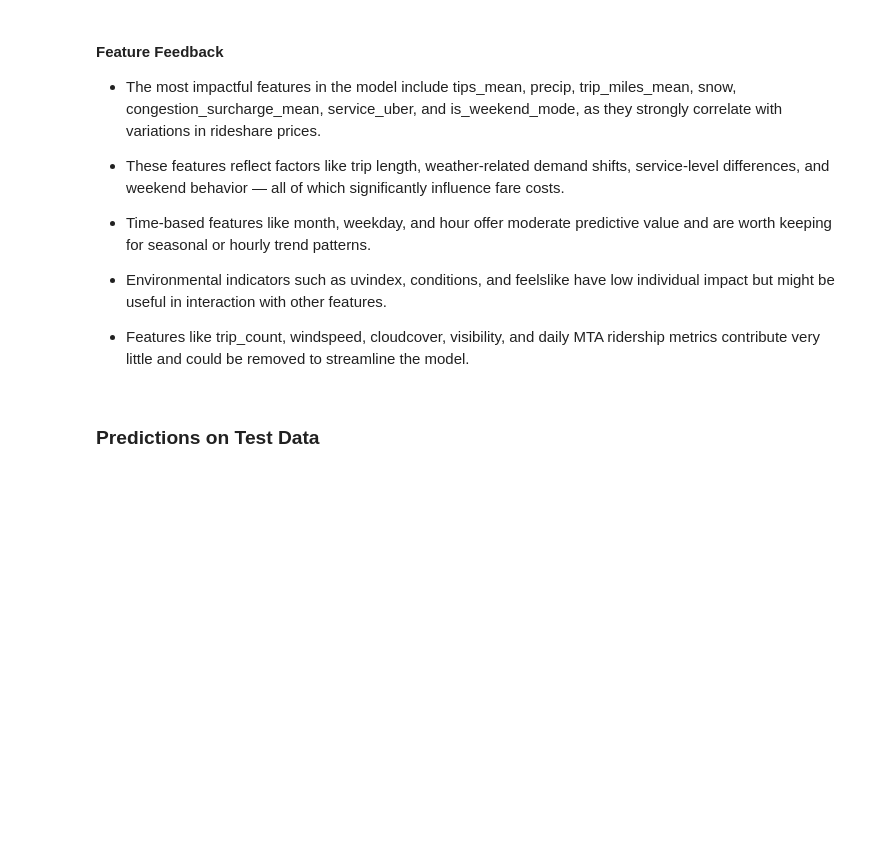
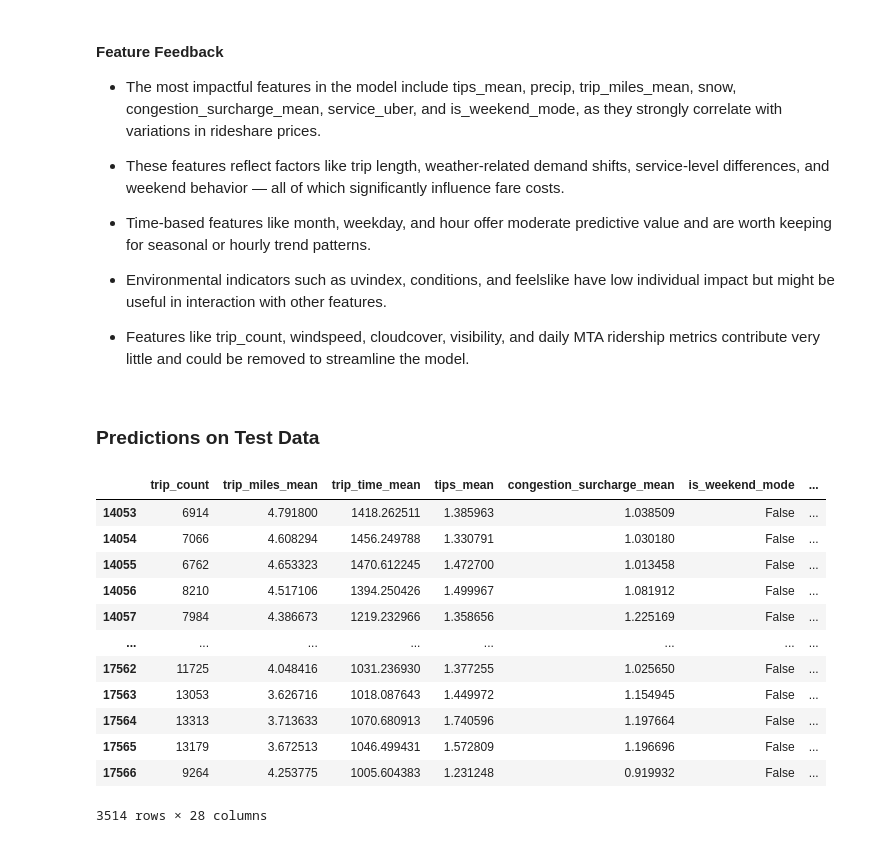
Before and after one commit to data11y/SU-IST707-Group_Project, a Jupyter notebook: Project Checkpoints/Checkpoint 2/Initial Models/Linear Regression Model-3.ipynb, the cells around one changed output. Drawn from its saved outputs; the diff is of its cells as text; code cells hidden in the pictures; blank space fills up the shorter version.

```diff
--- a/Project Checkpoints/Checkpoint 2/Initial Models/Linear Regression Model-3.ipynb
+++ b/Project Checkpoints/Checkpoint 2/Initial Models/Linear Regression Model-3.ipynb
@@ -507,2 +523,30 @@ R² Score: 0.5945
 # %% [markdown]
 ### **Predictions on Test Data**
+# %%
+# apply selected model to test data
+
+y_pred_1 = model_1.predict(X_test_1)
+
+y_pred_series = pd.Series(y_pred_1, index=y_test_1.index, name='Predicted')
+
+test_results_df = pd.concat([
+    X_test_1,                               # test features
+    y_test_1.rename('Actual Fare Mean'),    # actual values
+    y_pred_series                           # predicted values
+], axis=1)
+
+test_results_df
+# %% [output]
+|  | trip_count | trip_miles_mean | trip_time_mean | tips_mean | congestion_surcharge_mean | is_weekend_mode | ... |
+| 14053 | 6914 | 4.791800 | 1418.262511 | 1.385963 | 1.038509 | False | ... |
+| 14054 | 7066 | 4.608294 | 1456.249788 | 1.330791 | 1.030180 | False | ... |
+| 14055 | 6762 | 4.653323 | 1470.612245 | 1.472700 | 1.013458 | False | ... |
+| 14056 | 8210 | 4.517106 | 1394.250426 | 1.499967 | 1.081912 | False | ... |
+| 14057 | 7984 | 4.386673 | 1219.232966 | 1.358656 | 1.225169 | False | ... |
+| ... | ... | ... | ... | ... | ... | ... | ... |
+| 17562 | 11725 | 4.048416 | 1031.236930 | 1.377255 | 1.025650 | False | ... |
+| 17563 | 13053 | 3.626716 | 1018.087643 | 1.449972 | 1.154945 | False | ... |
+| 17564 | 13313 | 3.713633 | 1070.680913 | 1.740596 | 1.197664 | False | ... |
+| 17565 | 13179 | 3.672513 | 1046.499431 | 1.572809 | 1.196696 | False | ... |
+| 17566 | 9264 | 4.253775 | 1005.604383 | 1.231248 | 0.919932 | False | ... |
+3514 rows × 28 columns
```
Also changed, not shown: parts of 3 cells of this notebook.
